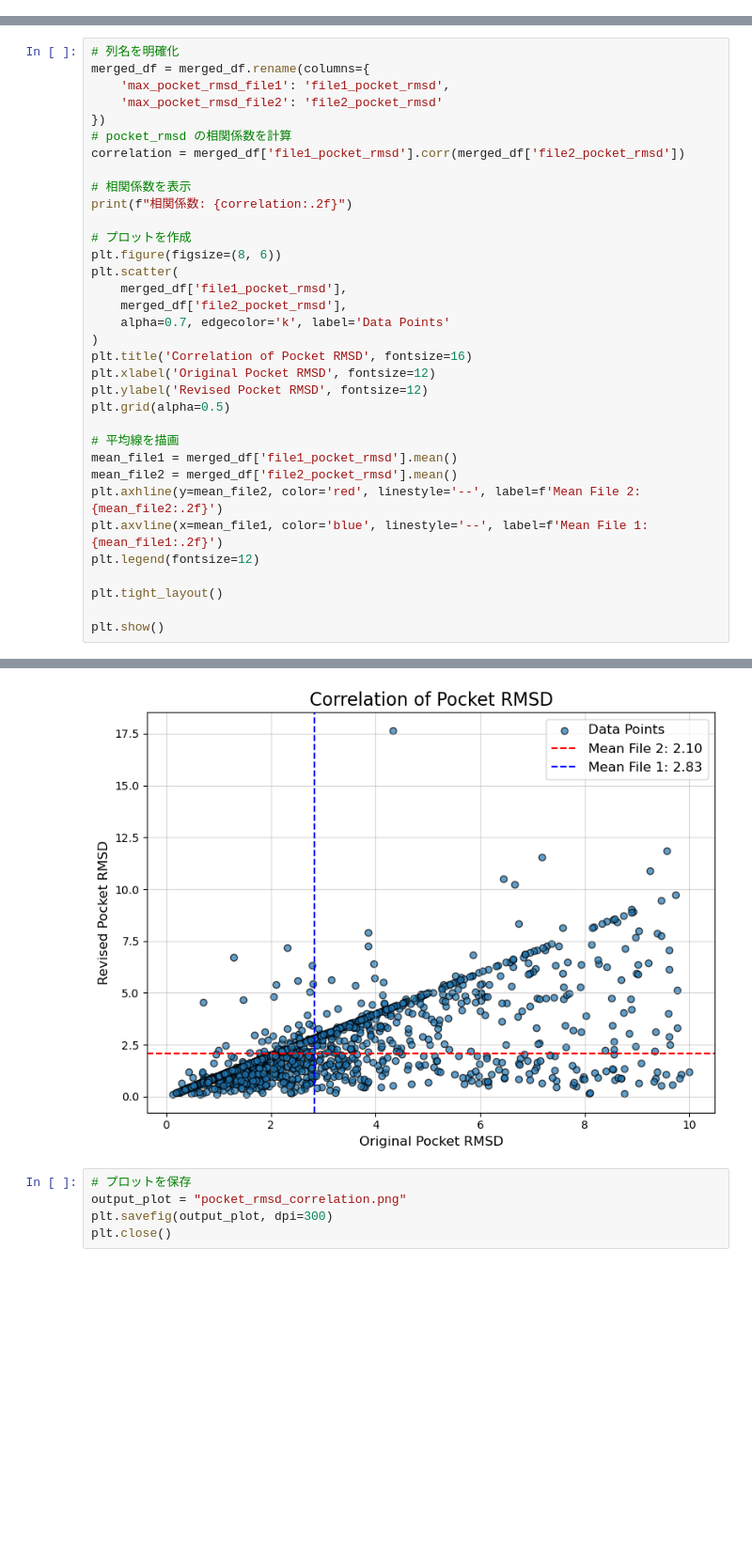
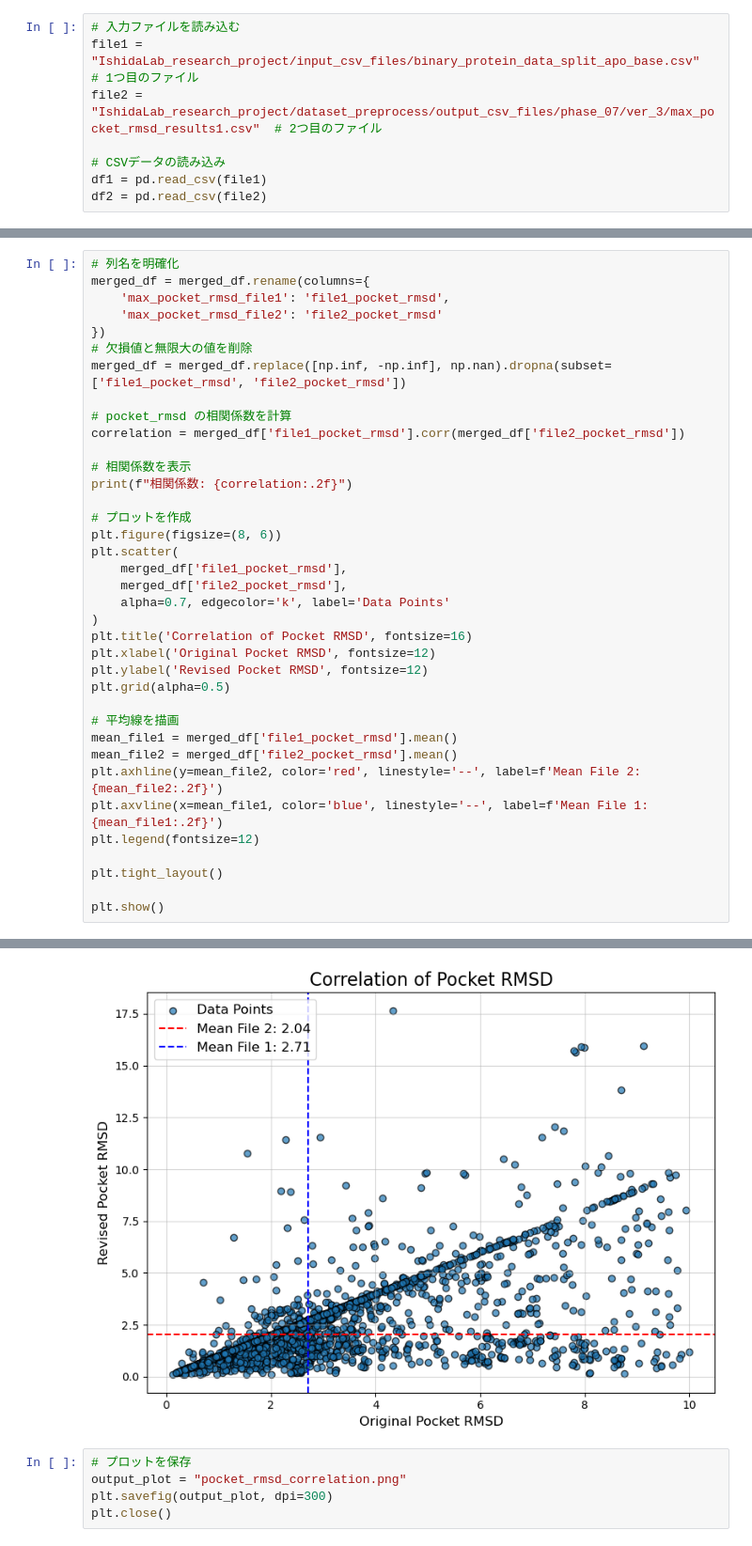
Before and after one commit to tetsushi33/IshidaLab_research_project, a Jupyter notebook: dataset_preprocess/src_make_dataset/09_analyze_results.ipynb, the cells around one changed output, grey strips where cells are left out. Shown at 94% size. Cells and saved outputs as stored; diff of their text form; blank space fills up the shorter version.

```diff
--- a/dataset_preprocess/src_make_dataset/09_analyze_results.ipynb
+++ b/dataset_preprocess/src_make_dataset/09_analyze_results.ipynb
@@ -4 +5,9 @@ import matplotlib.pyplot as plt
+# %%
+# 入力ファイルを読み込む
+file1 = "IshidaLab_research_project/input_csv_files/binary_protein_data_split_apo_base.csv"  # 1つ目のファイル
+file2 = "IshidaLab_research_project/dataset_preprocess/output_csv_files/phase_07/ver_3/max_pocket_rmsd_results1.csv"  # 2つ目のファイル
+
+# CSVデータの読み込み
+df1 = pd.read_csv(file1)
+df2 = pd.read_csv(file2)
 # %%
@@ -44,6 +53,9 @@ merged_df = merged_df.rename(columns={
     'max_pocket_rmsd_file1': 'file1_pocket_rmsd',
     'max_pocket_rmsd_file2': 'file2_pocket_rmsd'
 })
+# 欠損値と無限大の値を削除
+merged_df = merged_df.replace([np.inf, -np.inf], np.nan).dropna(subset=['file1_pocket_rmsd', 'file2_pocket_rmsd'])
+
 # pocket_rmsd の相関係数を計算
 correlation = merged_df['file1_pocket_rmsd'].corr(merged_df['file2_pocket_rmsd'])
 
@@ -77,4 +89,4 @@ plt.show()
-[figure, old version]
+[figure, new version]
 # %%
 # プロットを保存
 output_plot = "pocket_rmsd_correlation.png"
```
Also changed, not shown: parts of 4 cells of this notebook, 6 other files.
